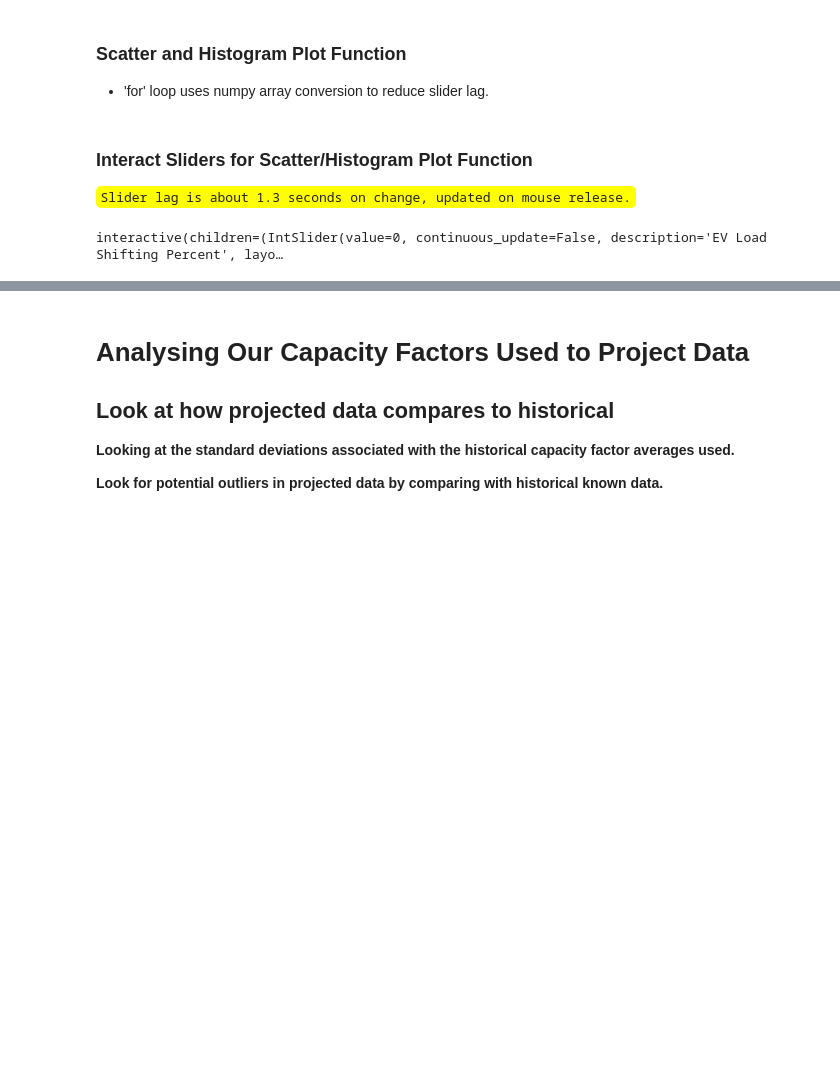
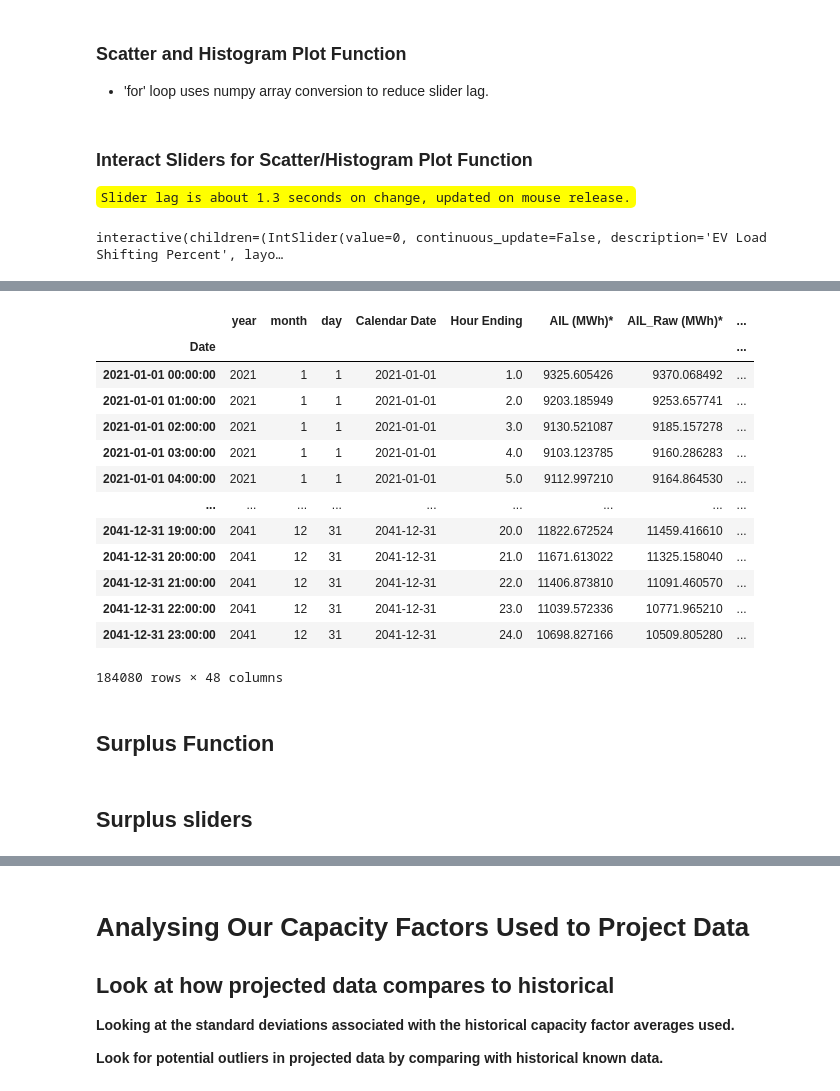
Before and after one commit to mcl13/AESO_research_2022, a Jupyter notebook: AESO_analysis.ipynb, the cells around one changed output, grey strips where cells are left out. Cells and saved outputs as stored; diff of their text form; code cells hidden in the pictures; blank space fills up the shorter version.

```diff
--- a/AESO_analysis.ipynb
+++ b/AESO_analysis.ipynb
@@ -333,6 +350,16 @@ temp1["Wind Capacity Factor max"]\
 # Coverts indices into dataframe columns.
 temp1.reset_index(inplace=True)
 
+# Create a wind capacity factor using 2020 data.
+temp2 = gen_hist[gen_hist["year"] == 2020].copy()
+
+temp2.reset_index(inplace=True)
+
+# Combine the 2020 capacity factors with temp1
+temp1["Wind Capacity Factor 2020"] = temp2["Wind Avg. Capacity Factor"]
+
+del temp2
+
 # Use the code below to test/check results of above operations.
 
 # print(temp1)
@@ -382,9 +409,19 @@ temp2["Solar Capacity Factor max"]\
 # Coverts indices into dataframe columns.
 temp2.reset_index(inplace=True)
 
+# Create a solar capacity factor using 2020 data.
+temp3 = gen_hist[gen_hist["year"] == 2020].copy()
+
+temp3.reset_index(inplace=True)
+
+# Combine the 2020 capacity factors with temp1
+temp2["Solar Capacity Factor 2020"] = temp3["Solar Avg. Capacity Factor"]
+
+del temp3
+
 # Comment-in below programmer test code to test/check results of above operations.
 
 # print(temp2)
-display(temp2)
+# display(temp2)
 # temp2.shape
 # print(temp2.iloc[13])
@@ -407,6 +430,7 @@ temp2['Wind Avg. Capacity Factor'] = temp1['Wind Avg. Capacity Factor']
 temp2["Wind Avg. Capacity Factor std"] = temp1["Wind Avg. Capacity Factor std"]
 temp2["Wind Capacity Factor min"] = temp1["Wind Capacity Factor min"]
 temp2["Wind Capacity Factor max"] = temp1["Wind Capacity Factor max"]
+temp2["Wind Capacity Factor 2020"] = temp1["Wind Capacity Factor 2020"]
 
 # Programmer test code only.
 # display(temp2)
@@ -2316,0 +2590,19 @@ interactive(children=(IntSlider(value=0, continuous_update=False, description='E
+# %%
+display(evhr)
+# %% [output]
+|  | year | month | day | Calendar Date | Hour Ending | AIL (MWh)* | AIL_Raw (MWh)* | ... |
+| Date |  |  |  |  |  |  |  | ... |
+| 2021-01-01 00:00:00 | 2021 | 1 | 1 | 2021-01-01 | 1.0 | 9325.605426 | 9370.068492 | ... |
+| 2021-01-01 01:00:00 | 2021 | 1 | 1 | 2021-01-01 | 2.0 | 9203.185949 | 9253.657741 | ... |
+| 2021-01-01 02:00:00 | 2021 | 1 | 1 | 2021-01-01 | 3.0 | 9130.521087 | 9185.157278 | ... |
+| 2021-01-01 03:00:00 | 2021 | 1 | 1 | 2021-01-01 | 4.0 | 9103.123785 | 9160.286283 | ... |
+| 2021-01-01 04:00:00 | 2021 | 1 | 1 | 2021-01-01 | 5.0 | 9112.997210 | 9164.864530 | ... |
+| ... | ... | ... | ... | ... | ... | ... | ... | ... |
+| 2041-12-31 19:00:00 | 2041 | 12 | 31 | 2041-12-31 | 20.0 | 11822.672524 | 11459.416610 | ... |
+| 2041-12-31 20:00:00 | 2041 | 12 | 31 | 2041-12-31 | 21.0 | 11671.613022 | 11325.158040 | ... |
+| 2041-12-31 21:00:00 | 2041 | 12 | 31 | 2041-12-31 | 22.0 | 11406.873810 | 11091.460570 | ... |
+| 2041-12-31 22:00:00 | 2041 | 12 | 31 | 2041-12-31 | 23.0 | 11039.572336 | 10771.965210 | ... |
+| 2041-12-31 23:00:00 | 2041 | 12 | 31 | 2041-12-31 | 24.0 | 10698.827166 | 10509.805280 | ... |
+184080 rows × 48 columns
+# %% [markdown]
+## Surplus Function
@@ -2316,0 +2917,2 @@ interactive(children=(IntSlider(value=0, continuous_update=False, description='E
+# %% [markdown]
+## Surplus sliders
```
Also changed, not shown: parts of 34 cells of this notebook.
